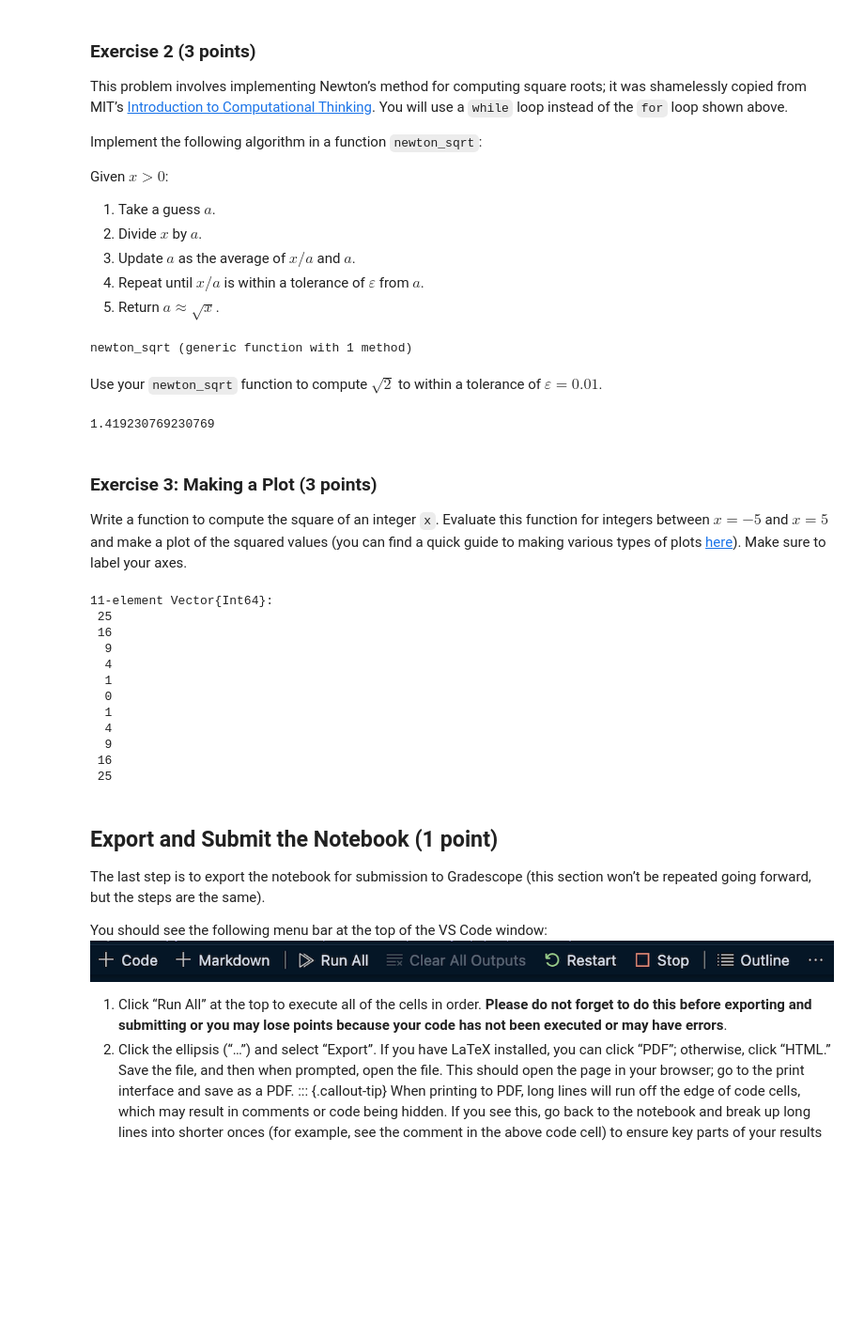
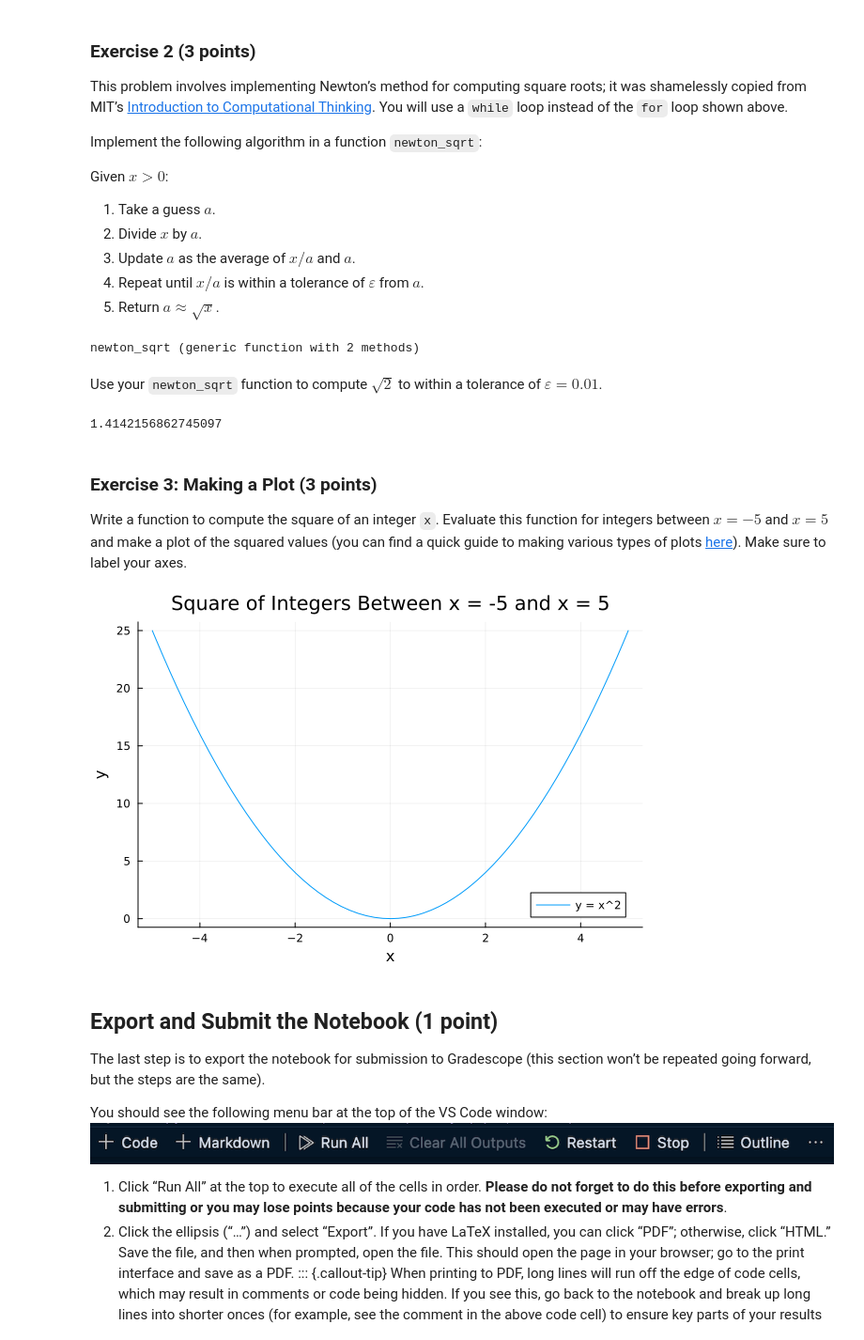
Before and after one commit to BEE4750-FA23/lab-01-mayazoeyu, a Jupyter notebook: lab01.ipynb, the cells around one changed output. Shown at 94% size. Saved outputs shown, nothing was run; the diff lists cells and outputs as text; code cells hidden in the pictures; blank space fills up the shorter version.

```diff
--- a/lab01.ipynb
+++ b/lab01.ipynb
@@ -257,24 +257,24 @@ Given $x > 0$:
 5.  Return $a \approx \sqrt{x}$.
 # %%
 # insert your code here
-function newton_sqrt(x, tolerance)
-    a = 1.3
-    while (x/a > a+tolerance)
+function newton_sqrt(x, tolerance, a)
+    y = x/a
+    while abs(y-a) > tolerance
         y = x/a
         a = (y + a)/2
     end
     return a
 end
 # %% [output]
-newton_sqrt (generic function with 1 method)
+newton_sqrt (generic function with 2 methods)
 # %% [markdown]
 Use your `newton_sqrt` function to compute $\sqrt{2}$ to within a
 tolerance of $\varepsilon = 0.01$.
 # %%
 # insert your code here
-newton_sqrt(2, 0.01)
+newton_sqrt(2, 0.01, 1)
 # %% [output]
-1.419230769230769
+1.4142156862745097
 # %% [markdown]
 ### Exercise 3: Making a Plot (3 points)
 
@@ -286,23 +286,14 @@ axes.
 # %%
 # insert your code here
 function square(x)
-    y = x .* x
+    f(x) = x .* x
 end
+x = 5
 x = [-5, -4, -3, -2, -1, 0, 1, 2, 3, 4, 5]
 square(x)
+plot(square(x), title = "Square of Integers Between x = -5 and x = 5", label = "y = x^2", xlabel = "x", ylabel = "y")
 # %% [output]
-11-element Vector{Int64}:
- 25
- 16
-  9
-  4
-  1
-  0
-  1
-  4
-  9
- 16
- 25
+[figure, added]
 # %% [markdown]
 ## Export and Submit the Notebook (1 point)
 
```
